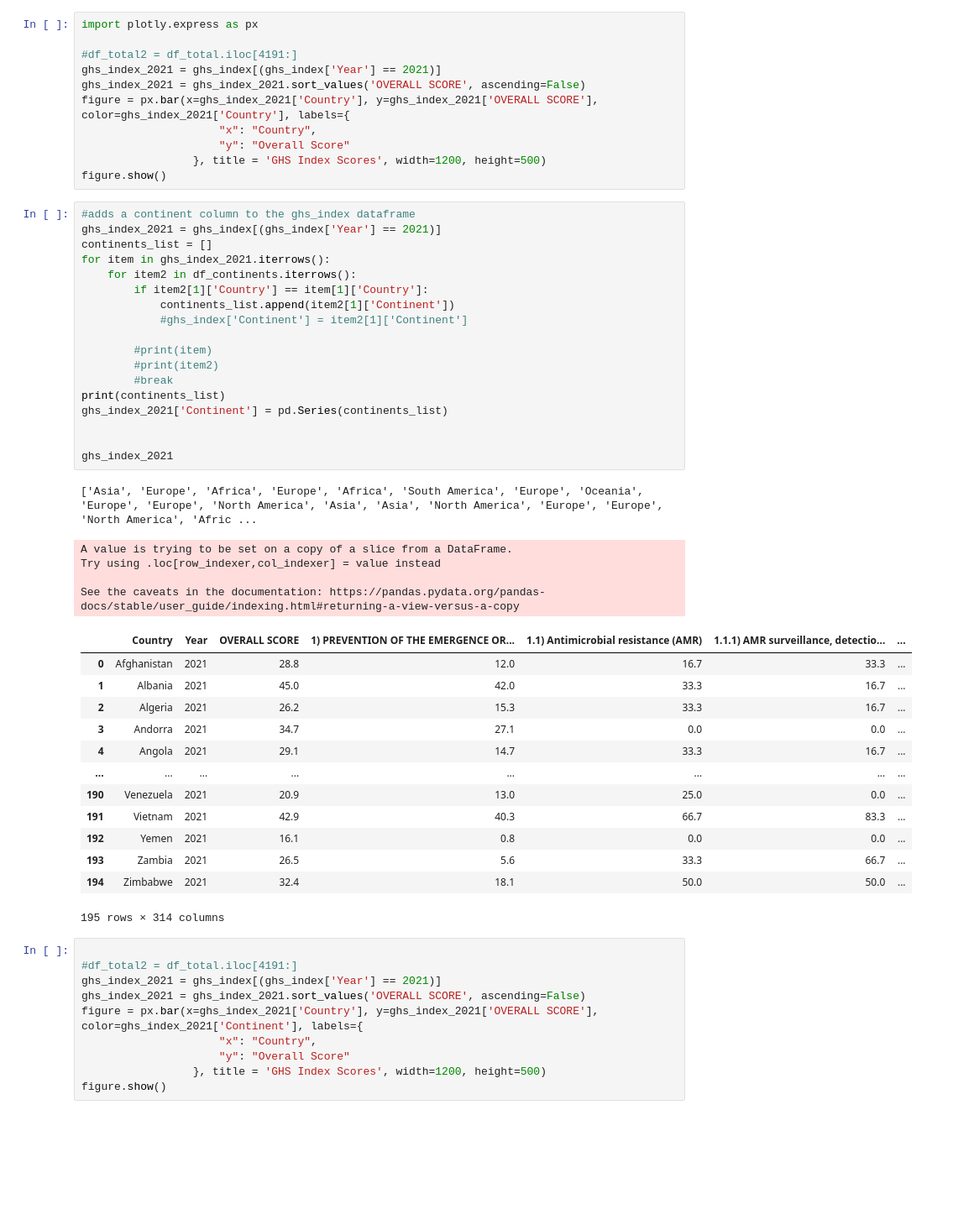
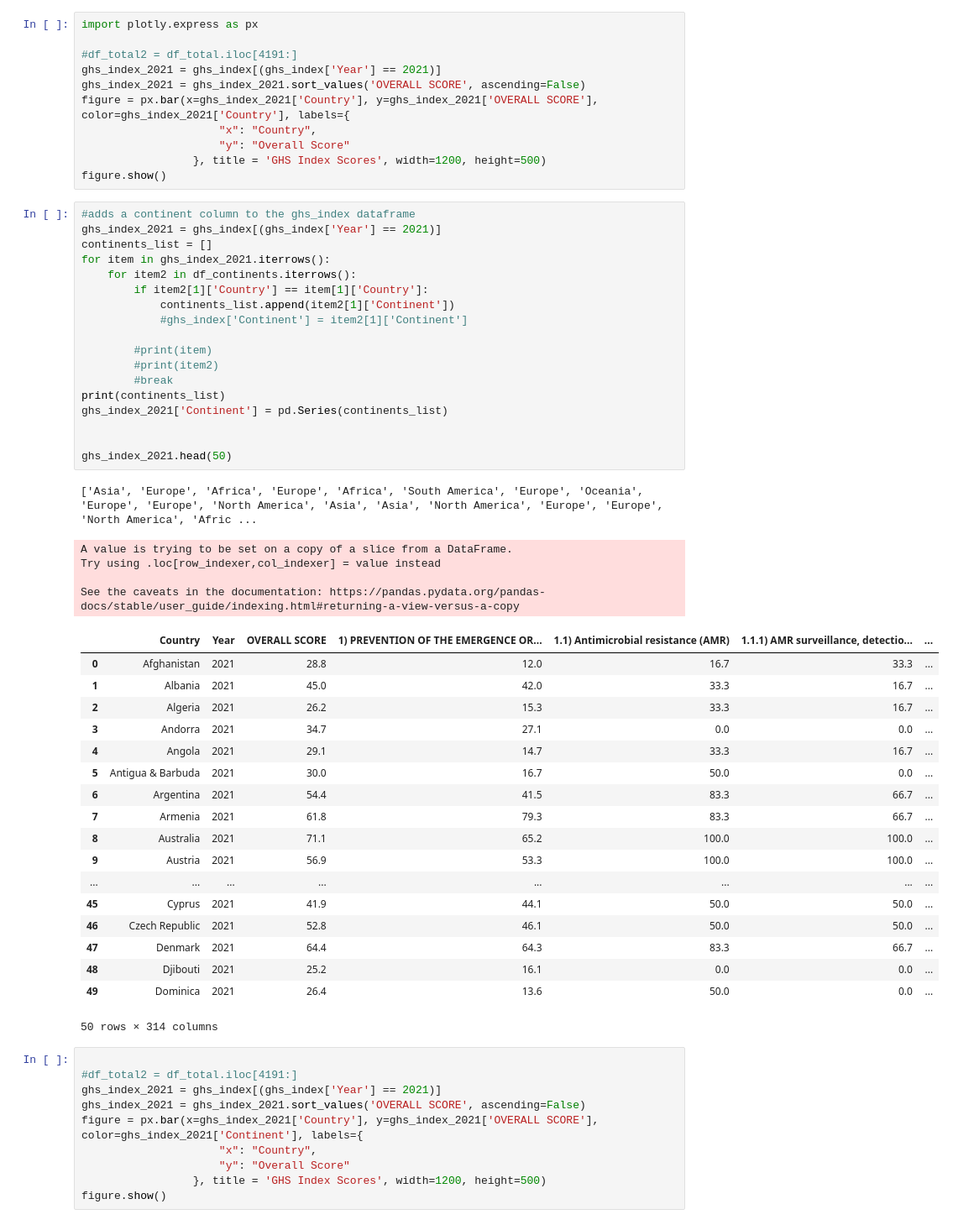
Before and after one commit to RemainingDelta/Care-Compass, a Jupyter notebook: datasets/preprocessed-datasets/DataCleaning_Arthur.ipynb, the cells around one changed output. Shown at 84% size. Saved outputs shown, nothing was run; the diff lists cells and outputs as text; blank space fills up the shorter version.

```diff
--- a/datasets/preprocessed-datasets/DataCleaning_Arthur.ipynb
+++ b/datasets/preprocessed-datasets/DataCleaning_Arthur.ipynb
@@ -343,40 +343,45 @@ figure.show()
 # %%
 #adds a continent column to the ghs_index dataframe
 ghs_index_2021 = ghs_index[(ghs_index['Year'] == 2021)]
 continents_list = []
 for item in ghs_index_2021.iterrows():
     for item2 in df_continents.iterrows():
         if item2[1]['Country'] == item[1]['Country']:
             continents_list.append(item2[1]['Continent'])
             #ghs_index['Continent'] = item2[1]['Continent']
 
         #print(item)
         #print(item2)
         #break
 print(continents_list)
 ghs_index_2021['Continent'] = pd.Series(continents_list)
 
 
-ghs_index_2021
+ghs_index_2021.head(50)
 # %% [output]
 ['Asia', 'Europe', 'Africa', 'Europe', 'Africa', 'South America', 'Europe', 'Oceania', 'Europe', 'Europe', 'North America', 'Asia', 'Asia', 'North America', 'Europe', 'Europe', 'North America', 'Afric ...
 A value is trying to be set on a copy of a slice from a DataFrame.
 Try using .loc[row_indexer,col_indexer] = value instead
 
 See the caveats in the documentation: https://pandas.pydata.org/pandas-docs/stable/user_guide/indexing.html#returning-a-view-versus-a-copy
 |  | Country | Year | OVERALL SCORE | 1) PREVENTION OF THE EMERGENCE OR... | 1.1) Antimicrobial resistance (AMR) | 1.1.1) AMR surveillance, detectio... | ... |
 | 0 | Afghanistan | 2021 | 28.8 | 12.0 | 16.7 | 33.3 | ... |
 | 1 | Albania | 2021 | 45.0 | 42.0 | 33.3 | 16.7 | ... |
 | 2 | Algeria | 2021 | 26.2 | 15.3 | 33.3 | 16.7 | ... |
 | 3 | Andorra | 2021 | 34.7 | 27.1 | 0.0 | 0.0 | ... |
 | 4 | Angola | 2021 | 29.1 | 14.7 | 33.3 | 16.7 | ... |
+| 5 | Antigua & Barbuda | 2021 | 30.0 | 16.7 | 50.0 | 0.0 | ... |
+| 6 | Argentina | 2021 | 54.4 | 41.5 | 83.3 | 66.7 | ... |
+| 7 | Armenia | 2021 | 61.8 | 79.3 | 83.3 | 66.7 | ... |
+| 8 | Australia | 2021 | 71.1 | 65.2 | 100.0 | 100.0 | ... |
+| 9 | Austria | 2021 | 56.9 | 53.3 | 100.0 | 100.0 | ... |
 | ... | ... | ... | ... | ... | ... | ... | ... |
-| 190 | Venezuela | 2021 | 20.9 | 13.0 | 25.0 | 0.0 | ... |
-| 191 | Vietnam | 2021 | 42.9 | 40.3 | 66.7 | 83.3 | ... |
-| 192 | Yemen | 2021 | 16.1 | 0.8 | 0.0 | 0.0 | ... |
-| 193 | Zambia | 2021 | 26.5 | 5.6 | 33.3 | 66.7 | ... |
-| 194 | Zimbabwe | 2021 | 32.4 | 18.1 | 50.0 | 50.0 | ... |
+| 45 | Cyprus | 2021 | 41.9 | 44.1 | 50.0 | 50.0 | ... |
+| 46 | Czech Republic | 2021 | 52.8 | 46.1 | 50.0 | 50.0 | ... |
+| 47 | Denmark | 2021 | 64.4 | 64.3 | 83.3 | 66.7 | ... |
+| 48 | Djibouti | 2021 | 25.2 | 16.1 | 0.0 | 0.0 | ... |
+| 49 | Dominica | 2021 | 26.4 | 13.6 | 50.0 | 0.0 | ... |
-195 rows × 314 columns
+50 rows × 314 columns
 # %%
 
 #df_total2 = df_total.iloc[4191:]
```
Also changed, not shown: parts of 5 cells of this notebook.
